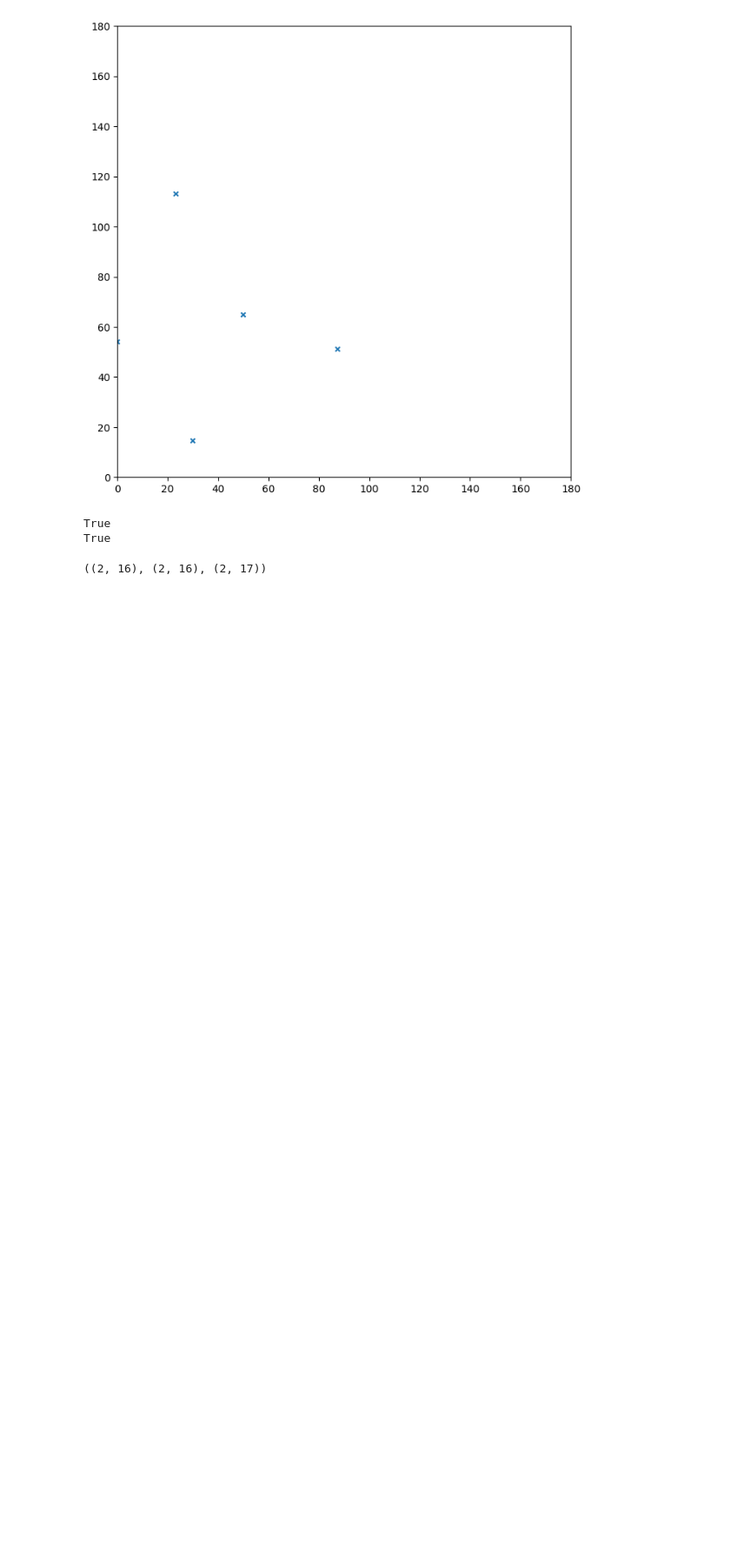
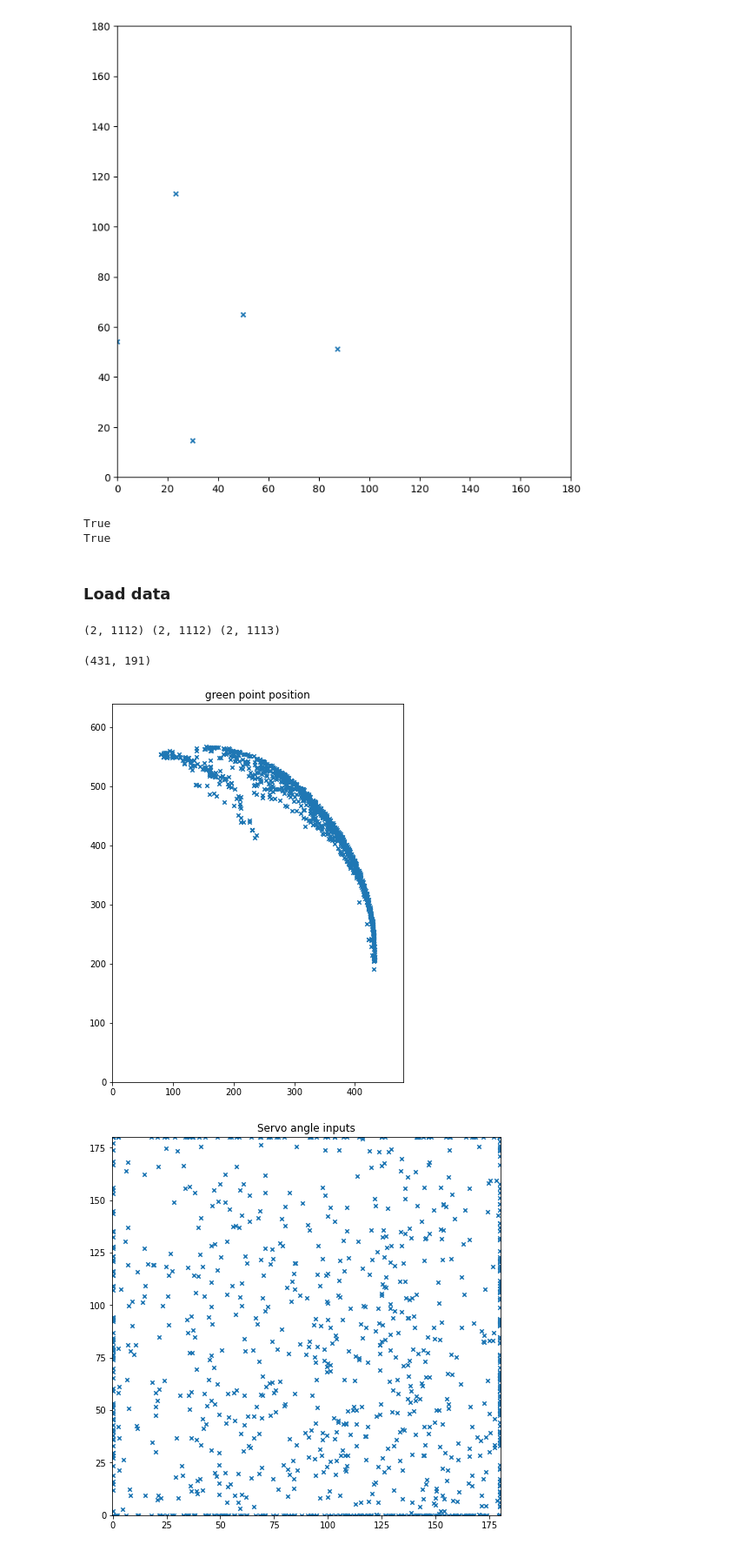
Before and after one commit to XindongXU/TR-DATA-RL, a Jupyter notebook: project_RL/draft.ipynb, the cells around one changed output. Shown at 87% size. Saved outputs shown, nothing was run; the diff lists cells and outputs as text; code cells hidden in the pictures; blank space fills up the shorter version.

```diff
--- a/project_RL/draft.ipynb
+++ b/project_RL/draft.ipynb
@@ -167,9 +152,33 @@ import numpy as np
+# %% [markdown]
+### Load data
 # %%
 with open('./data.npy', 'rb') as f:
-        a = np.load(f)
-        b = np.load(f)
-        c = np.load(f)
+    Servo_t = np.load(f)
+    A_t = np.load(f)
+    s_t = np.load(f)
+
+print(np.shape(Servo_t), np.shape(A_t), np.shape(s_t))
+# %% [output]
+(2, 1112) (2, 1112) (2, 1113)
-# %%
-np.shape(a), np.shape(b), np.shape(c)
-# %% [output]
-((2, 16), (2, 16), (2, 17))
+# %%
+s_t[0, 0], s_t[1, 0]
+# %% [output]
+(431, 191)
+# %%
+plt.figure(figsize = (6, 8))
+plt.xlim((0, 480))
+plt.ylim((0, 640))
+plt.title('green point position')
+# plt.plot(s_t[0], s_t[1])
+plt.scatter(s_t[0], s_t[1], s = 20, marker = 'x')
+
+plt.figure(figsize = (8, 8))
+plt.xlim((-0.1, 180.1))
+plt.ylim((-0.1, 180.1))
+# plt.plot(Servo_t[0], Servo_t[1])
+plt.title('Servo angle inputs')
+plt.scatter(Servo_t[0], Servo_t[1], s = 20, marker = 'x')
+plt.show()
+# %% [output]
+[figure, added]
+[figure, added]
```
Also changed, not shown: parts of 18 cells of this notebook, 1 other file.
